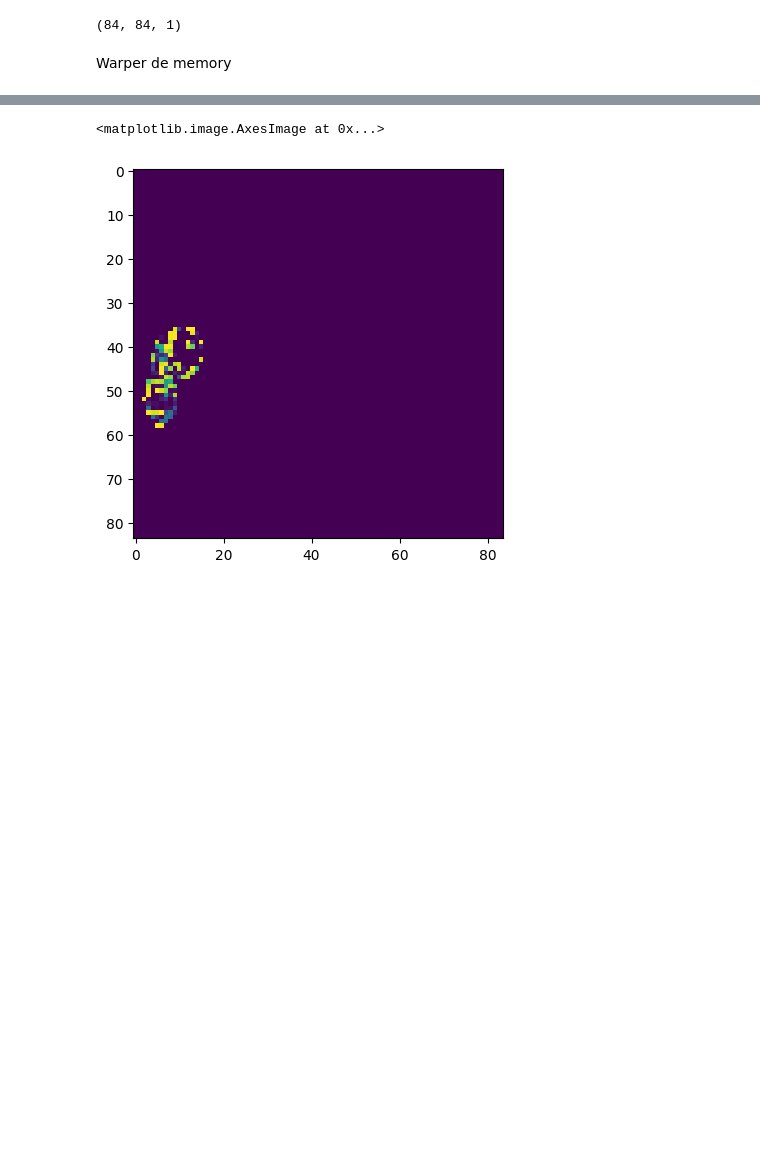
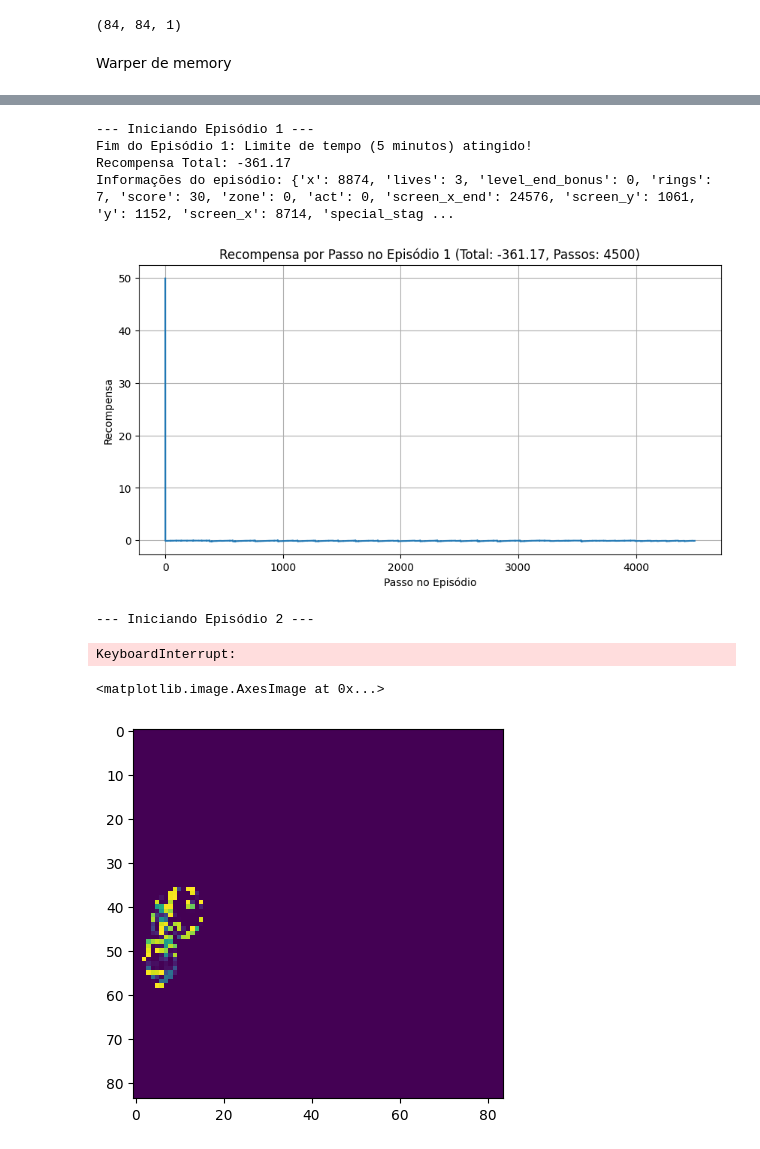
Before and after one commit to Danib0y97/Project_Sonic_RF, a Jupyter notebook: fighter.ipynb, the cells around one changed output, grey strips where cells are left out. Drawn from its saved outputs; the diff is of its cells as text; code cells hidden in the pictures; blank space fills up the shorter version.

```diff
--- a/fighter.ipynb
+++ b/fighter.ipynb
@@ -329,3 +284,64 @@ Error:
+# %%
+env = Sonic()
+#anda e pula
+POSSIBLE_ACTIONS_INDICES = [1, 4] # Andar para frente ou andar e pular
+
+num_episodes = 5
+all_episode_rewards = []
+
+
+MAX_STEPS_PER_EPISODE = 4500
+
+for episode in range(num_episodes):
+    obs = env.reset()
+    done = False
+    episode_reward = 0
+    rewards_history = []
+    current_steps = 0 # Contador de passos para o limite de tempo
+
+    print(f"\n--- Iniciando Episódio {episode + 1} ---")
+    #duração máxima de +-5 minutos
+    while not done and current_steps < MAX_STEPS_PER_EPISODE:
+        env.render()
+        action_to_take_index = np.random.choice(POSSIBLE_ACTIONS_INDICES)
+
+        obs, reward, done, info = env.step(action_to_take_index)
+
+        episode_reward += reward
+        rewards_history.append(reward)
+        current_steps += 1
+        time.sleep(0.1)
+        if done or current_steps >= MAX_STEPS_PER_EPISODE:
+            if current_steps >= MAX_STEPS_PER_EPISODE and not done:
+                print(f"Fim do Episódio {episode + 1}: Limite de tempo (5 minutos) atingido!")
+                done = True # Garante que o loop interno pare
+            else:
+                print(f"Fim do Episódio {episode + 1}: Condição de fim de jogo atingida.")
+
+            print(f"Recompensa Total: {episode_reward:.2f}")
+            print(f"Informações do episódio: {info}")
+            all_episode_rewards.append(rewards_history)
+
+            plt.figure(figsize=(10, 5))
+            plt.plot(rewards_history)
+            plt.title(f'Recompensa por Passo no Episódio {episode + 1} (Total: {episode_reward:.2f}, Passos: {current_steps})')
+            plt.xlabel('Passo no Episódio')
+            plt.ylabel('Recompensa')
+            plt.grid(True)
+            plt.show()
+
+env.close()
+print("\nTodos os episódios concluídos.")
+
+cv2.destroyAllWindows()
+# %% [output]
+--- Iniciando Episódio 1 ---
+Fim do Episódio 1: Limite de tempo (5 minutos) atingido!
+Recompensa Total: -361.17
+Informações do episódio: {'x': 8874, 'lives': 3, 'level_end_bonus': 0, 'rings': 7, 'score': 30, 'zone': 0, 'act': 0, 'screen_x_end': 24576, 'screen_y': 1061, 'y': 1152, 'screen_x': 8714, 'special_stag ...
+[figure, added]
+--- Iniciando Episódio 2 ---
+KeyboardInterrupt:
 # %%
 plt.imshow(obs)
 # %% [output]
```
Also changed, not shown: parts of 6 cells of this notebook, 2 other files.
